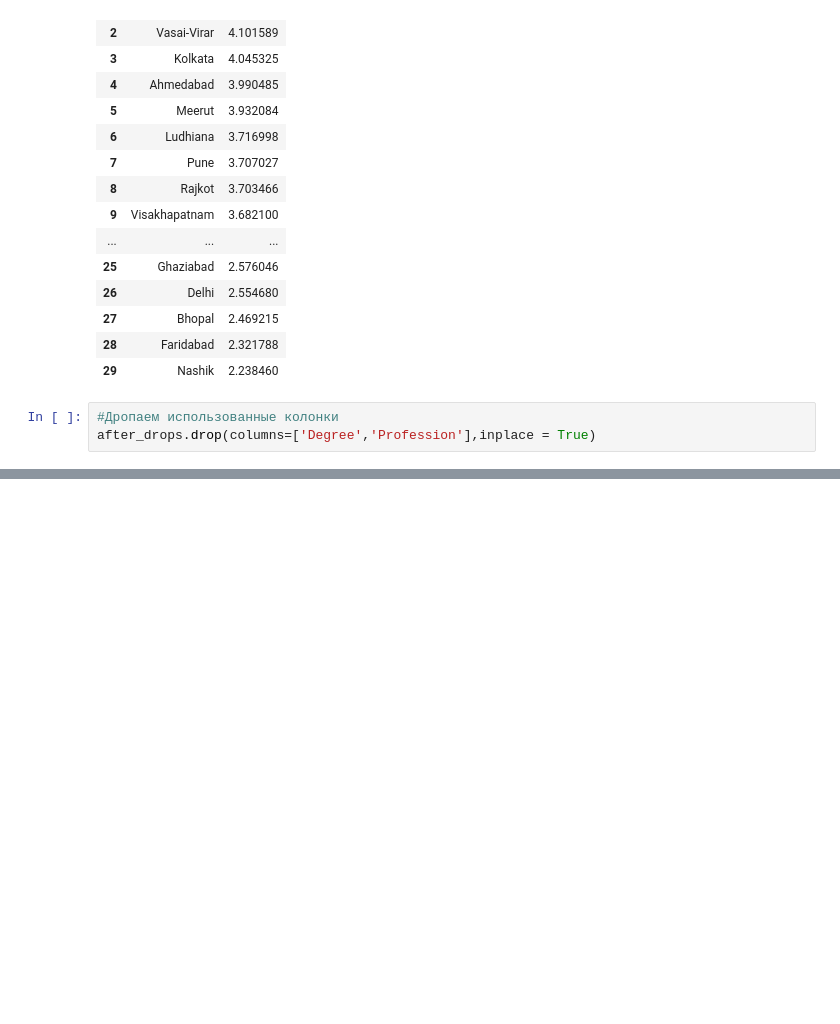
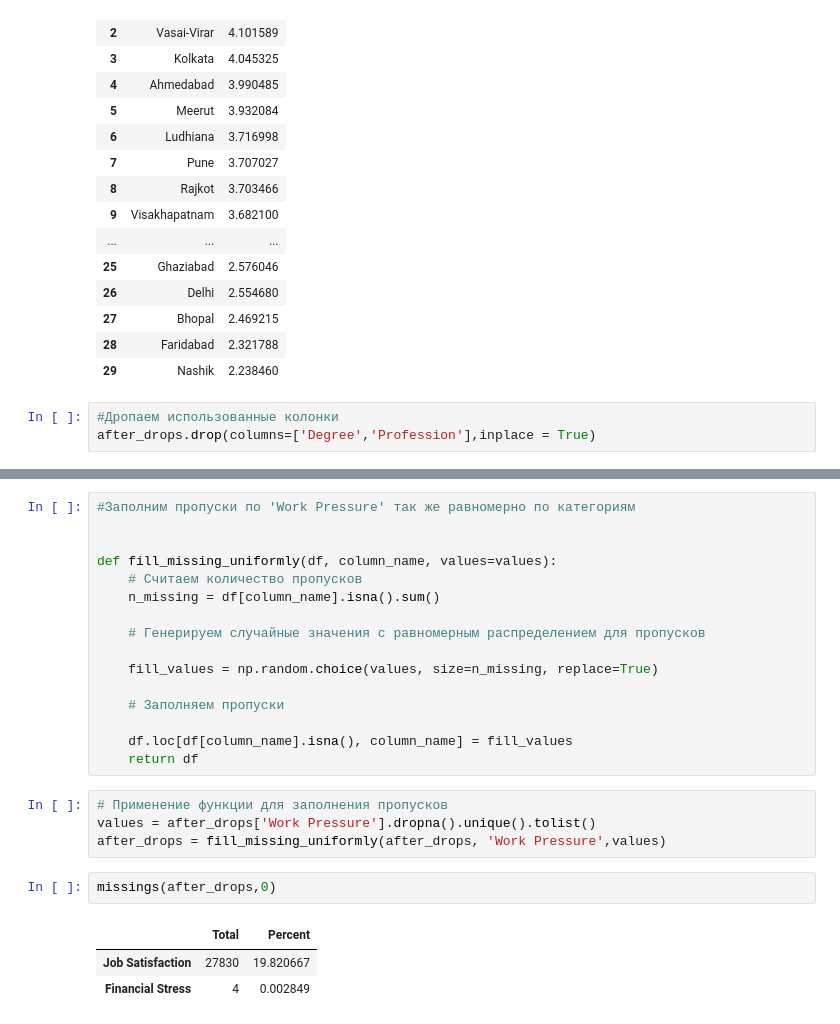
Before and after one commit to ArtamonowAleksey/Classical_ML, a Jupyter notebook: Exploring_Mental_Health_Data/Training.ipynb, the cells around one changed output, grey strips where cells are left out. Saved outputs shown, nothing was run; the diff lists cells and outputs as text; blank space fills up the shorter version.

```diff
--- a/Exploring_Mental_Health_Data/Training.ipynb
+++ b/Exploring_Mental_Health_Data/Training.ipynb
@@ -792,0 +834,26 @@ cat_viz(after_drops,3,'Depression')
+# %%
+#Заполним пропуски по 'Work Pressure' так же равномерно по категориям
+
+
+def fill_missing_uniformly(df, column_name, values=values):
+    # Считаем количество пропусков
+    n_missing = df[column_name].isna().sum()
+
+    # Генерируем случайные значения с равномерным распределением для пропусков
+
+    fill_values = np.random.choice(values, size=n_missing, replace=True)
+
+    # Заполняем пропуски
+
+    df.loc[df[column_name].isna(), column_name] = fill_values
+    return df
+# %%
+# Применение функции для заполнения пропусков
+values = after_drops['Work Pressure'].dropna().unique().tolist()
+after_drops = fill_missing_uniformly(after_drops, 'Work Pressure',values)
+# %%
+missings(after_drops,0)
+# %% [output]
+|  | Total | Percent |
+| Job Satisfaction | 27830 | 19.820667 |
+| Financial Stress | 4 | 0.002849 |
```
Also changed, not shown: parts of 35 cells of this notebook.
